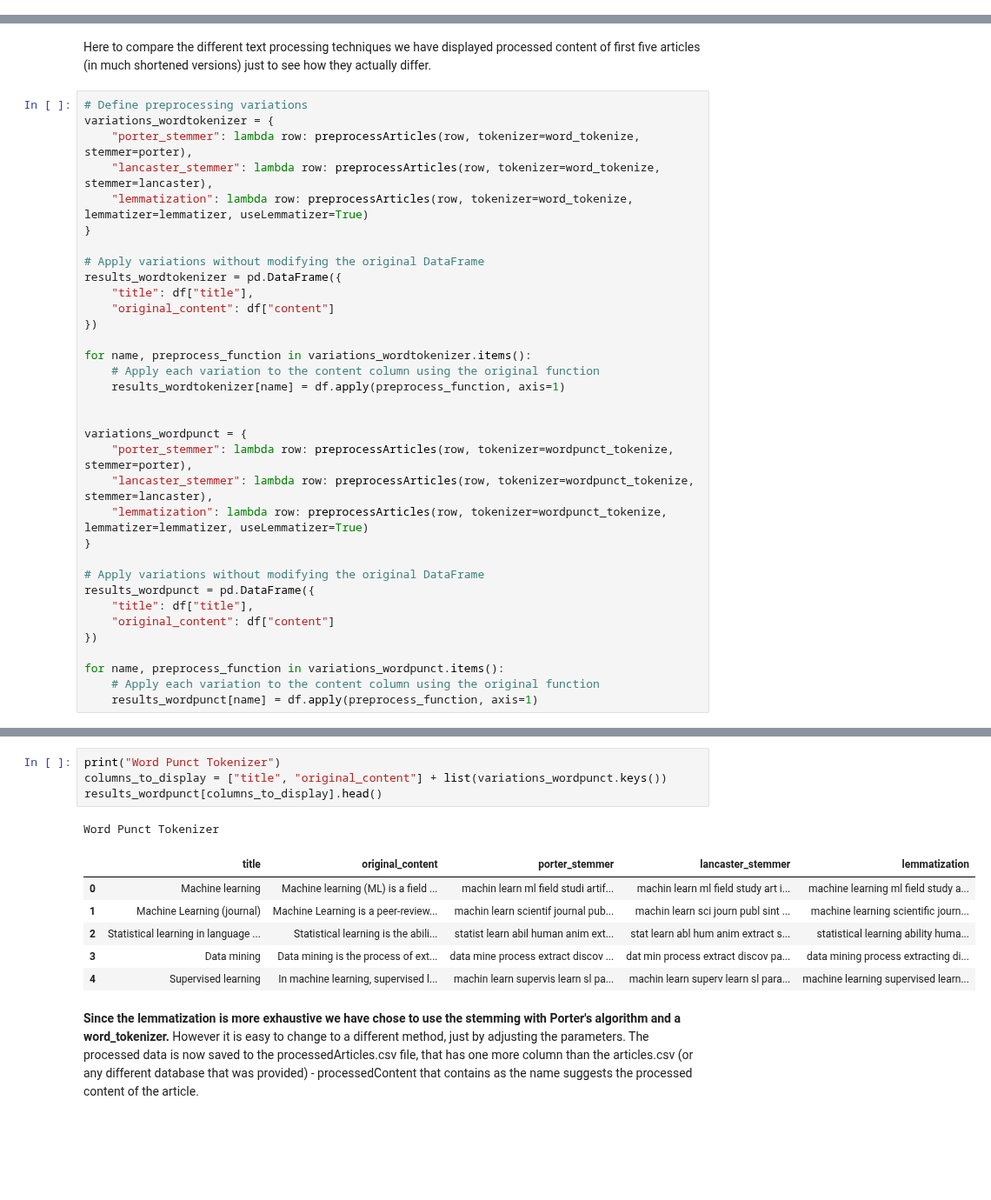
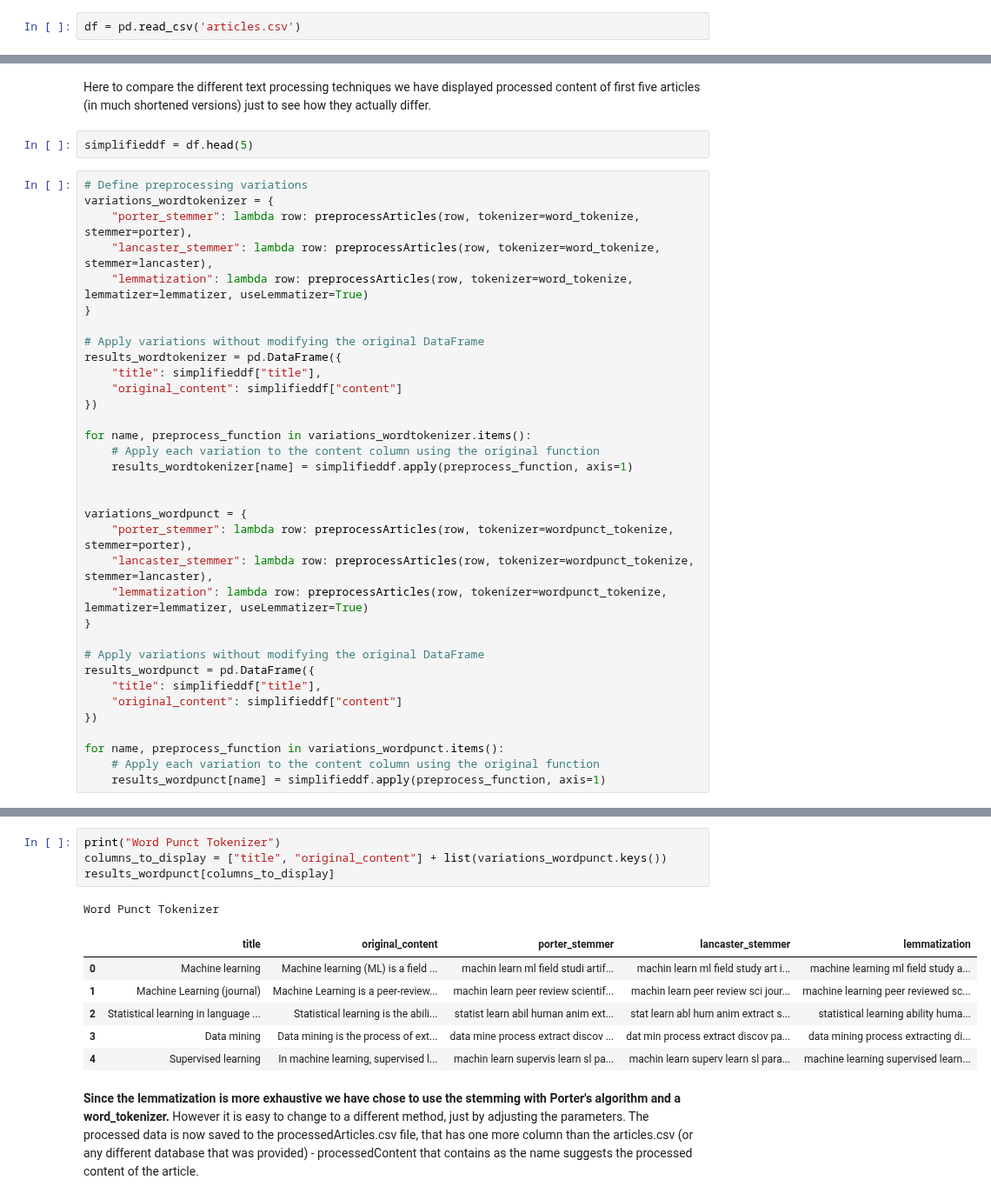
Before and after one commit to mmartyna123/InformationRetrieval, a Jupyter notebook: Project_Wiki/wiki_working_version.ipynb, the cells around one changed output, grey strips where cells are left out. Shown at 87% size. Cells and saved outputs as stored; diff of their text form; blank space fills up the shorter version.

```diff
--- a/Project_Wiki/wiki_working_version.ipynb
+++ b/Project_Wiki/wiki_working_version.ipynb
@@ -109,3 +112,5 @@ def saveDatabase(df, fileName):
     return None
 # %%
 saveDatabase(df, 'articles.csv')
+# %%
+df = pd.read_csv('articles.csv')
@@ -167,6 +176,8 @@ def preprocessArticles(df, tokenizer=word_tokenize, stemmer=None, lemmatizer=Non
     return ' '.join(processed)
 # %% [markdown]
 Here to compare the different text processing techniques we have displayed processed content of first five articles (in much shortened versions) just to see how they actually differ.
+# %%
+simplifieddf = df.head(5)
 # %%
 # Define preprocessing variations
 variations_wordtokenizer = {
@@ -177,13 +188,13 @@ variations_wordtokenizer = {
 
 # Apply variations without modifying the original DataFrame
 results_wordtokenizer = pd.DataFrame({
-    "title": df["title"],
-    "original_content": df["content"]
+    "title": simplifieddf["title"],
+    "original_content": simplifieddf["content"]
 })
 
 for name, preprocess_function in variations_wordtokenizer.items():
     # Apply each variation to the content column using the original function
-    results_wordtokenizer[name] = df.apply(preprocess_function, axis=1)
+    results_wordtokenizer[name] = simplifieddf.apply(preprocess_function, axis=1)
 
 
 variations_wordpunct = {
@@ -194,13 +205,13 @@ variations_wordpunct = {
 
 # Apply variations without modifying the original DataFrame
 results_wordpunct = pd.DataFrame({
-    "title": df["title"],
-    "original_content": df["content"]
+    "title": simplifieddf["title"],
+    "original_content": simplifieddf["content"]
 })
 
 for name, preprocess_function in variations_wordpunct.items():
     # Apply each variation to the content column using the original function
-    results_wordpunct[name] = df.apply(preprocess_function, axis=1)
+    results_wordpunct[name] = simplifieddf.apply(preprocess_function, axis=1)
 # %%
 print("Word Tokenizer")
 columns_to_display = ["title", "original_content"] + list(variations_wordtokenizer.keys())
@@ -216,12 +227,12 @@ Word Tokenizer
 # %%
 print("Word Punct Tokenizer")
 columns_to_display = ["title", "original_content"] + list(variations_wordpunct.keys())
-results_wordpunct[columns_to_display].head()
+results_wordpunct[columns_to_display]
 # %% [output]
 Word Punct Tokenizer
 |  | title | original_content | porter_stemmer | lancaster_stemmer | lemmatization |
 | 0 | Machine learning | Machine learning (ML) is a field ... | machin learn ml field studi artif... | machin learn ml field study art i... | machine learning ml field study a... |
-| 1 | Machine Learning (journal) | Machine Learning is a peer-review... | machin learn scientif journal pub... | machin learn sci journ publ sint ... | machine learning scientific journ... |
+| 1 | Machine Learning (journal) | Machine Learning is a peer-review... | machin learn peer review scientif... | machin learn peer review sci jour... | machine learning peer reviewed sc... |
 | 2 | Statistical learning in language ... | Statistical learning is the abili... | statist learn abil human anim ext... | stat learn abl hum anim extract s... | statistical learning ability huma... |
 | 3 | Data mining | Data mining is the process of ext... | data mine process extract discov ... | dat min process extract discov pa... | data mining process extracting di... |
 | 4 | Supervised learning | In machine learning, supervised l... | machin learn supervis learn sl pa... | machin learn superv learn sl para... | machine learning supervised learn... |
```
Also changed, not shown: parts of 20 cells of this notebook.
